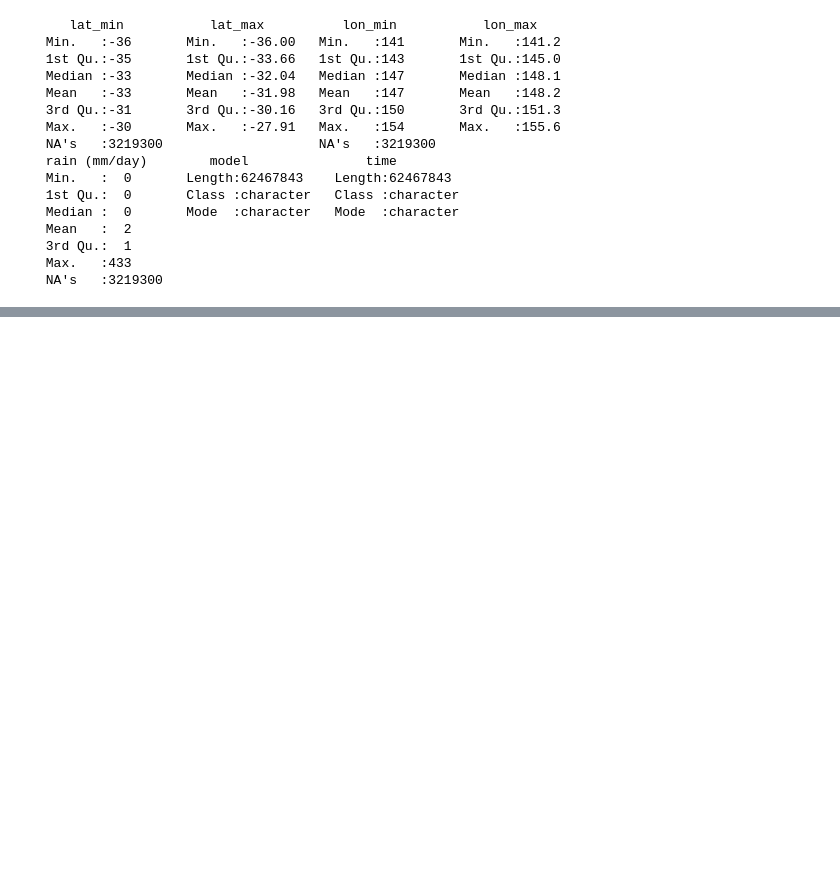
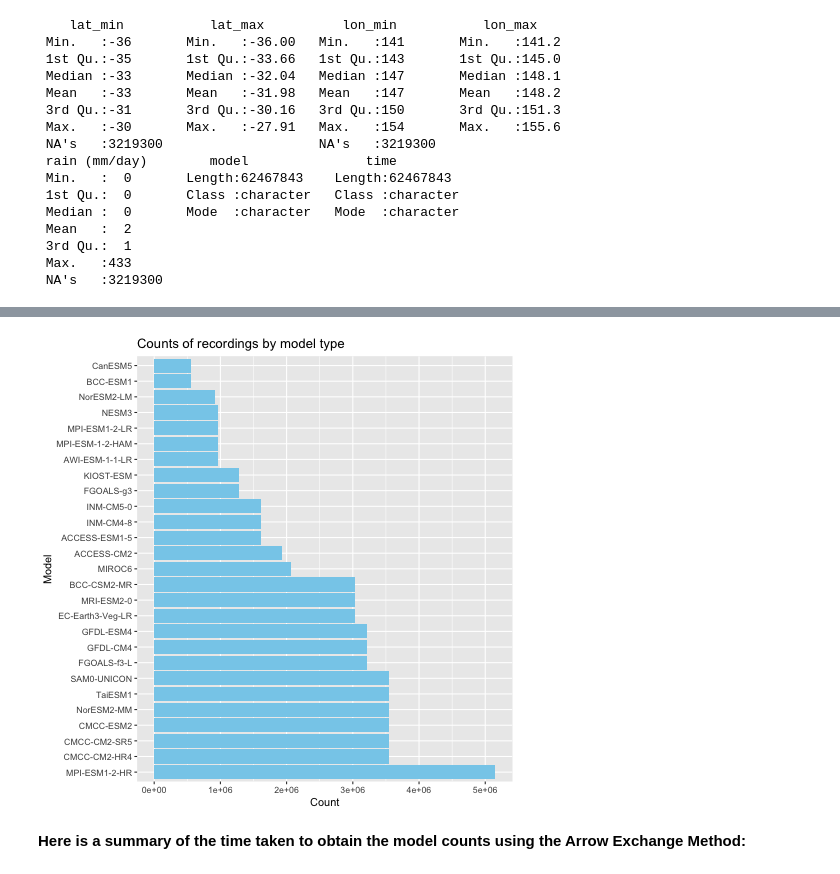
Before and after one commit to UBC-MDS/525-group16, a Jupyter notebook: notebooks/milestone1.ipynb, the cells around one changed output, grey strips where cells are left out. Saved outputs shown, nothing was run; the diff lists cells and outputs as text; code cells hidden in the pictures; blank space fills up the shorter version.

```diff
--- a/notebooks/milestone1.ipynb
+++ b/notebooks/milestone1.ipynb
@@ -828,0 +831,5 @@ arrow_rframe |> summary()
+# %%
+%%time
+%%R
+model_counts_df <- arrow_rframe |> count(model) |> arrange(desc(n))
+model_counts_df
@@ -828,0 +853,9 @@ arrow_rframe |> summary()
+# %%
+%%R
+model_counts_df |> ggplot() +
+    geom_bar(aes(x = n, y = reorder(model, -n)), stat="identity", fill = "skyblue") +
+    labs(x = "Count", y = "Model", title = "Counts of recordings by model type")
+# %% [output]
+[figure, added]
+# %% [markdown]
+**Here is a summary of the time taken to obtain the model counts using the Arrow Exchange Method:**
```
Also changed, not shown: parts of 38 cells of this notebook.
